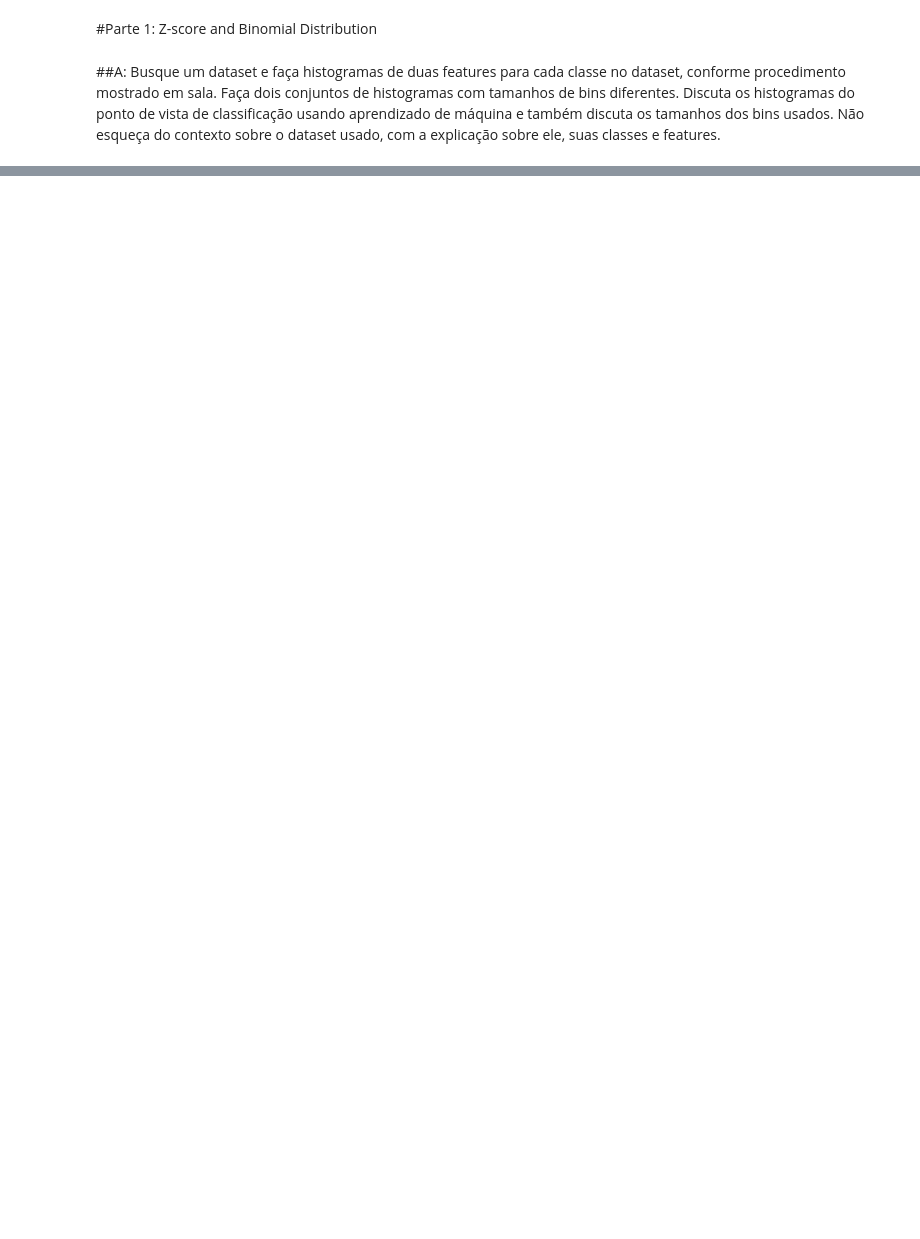
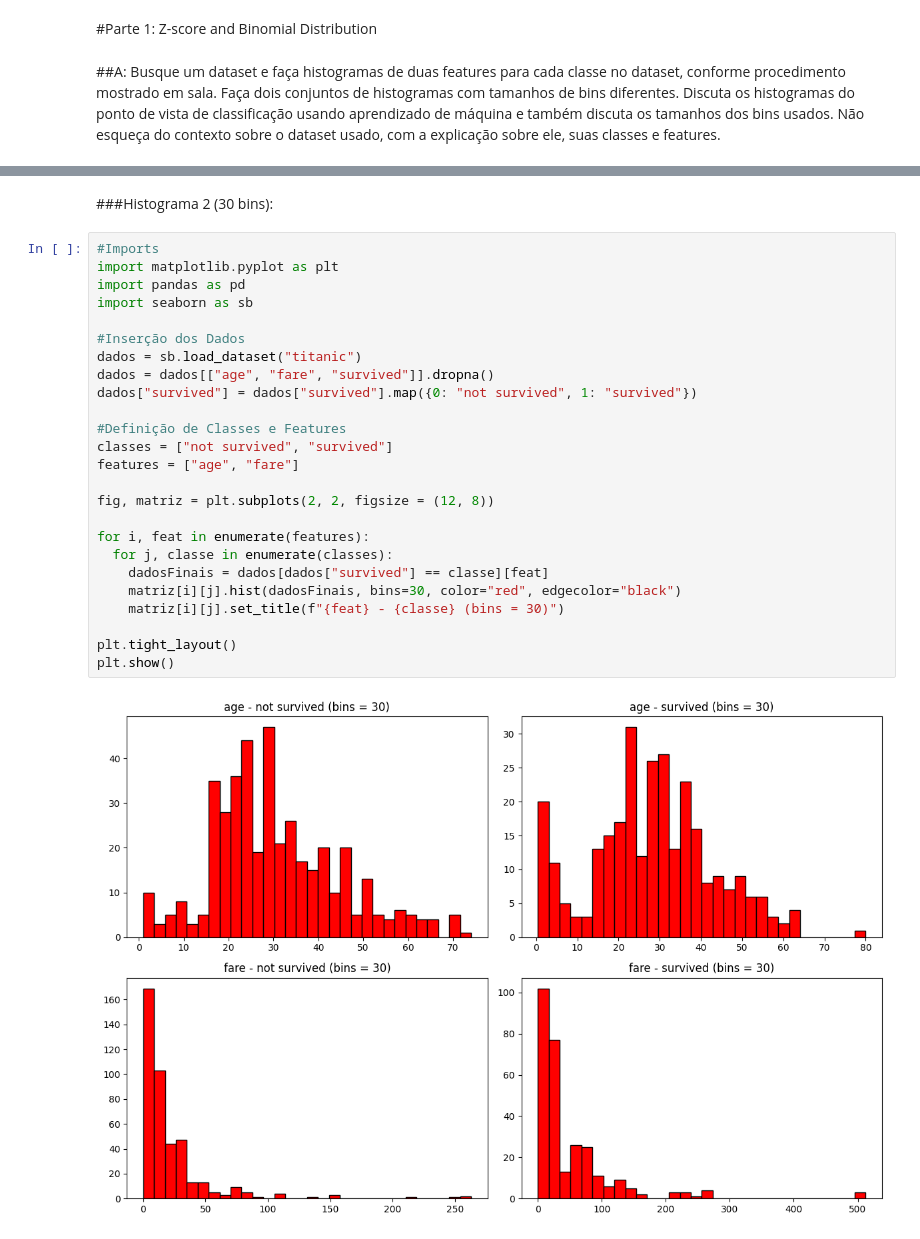
Before and after one commit to falloutdey/Atividade1_LLM_e_Estatistica, a Jupyter notebook: Atividade1_LLM_e_Estatistica.ipynb, the cells around one changed output, grey strips where cells are left out. Cells and saved outputs as stored; diff of their text form; blank space fills up the shorter version.

```diff
--- a/Atividade1_LLM_e_Estatistica.ipynb
+++ b/Atividade1_LLM_e_Estatistica.ipynb
@@ -33,0 +38,29 @@ plt.show()
+# %% [markdown]
+###Histograma 2 (30 bins):
+# %%
+#Imports
+import matplotlib.pyplot as plt
+import pandas as pd
+import seaborn as sb
+
+#Inserção dos Dados
+dados = sb.load_dataset("titanic")
+dados = dados[["age", "fare", "survived"]].dropna()
+dados["survived"] = dados["survived"].map({0: "not survived", 1: "survived"})
+
+#Definição de Classes e Features
+classes = ["not survived", "survived"]
+features = ["age", "fare"]
+
+fig, matriz = plt.subplots(2, 2, figsize = (12, 8))
+
+for i, feat in enumerate(features):
+  for j, classe in enumerate(classes):
+    dadosFinais = dados[dados["survived"] == classe][feat]
+    matriz[i][j].hist(dadosFinais, bins=30, color="red", edgecolor="black")
+    matriz[i][j].set_title(f"{feat} - {classe} (bins = 30)")
+
+plt.tight_layout()
+plt.show()
+# %% [output]
+[figure, added]
```
Also changed, not shown: parts of 3 cells of this notebook.
